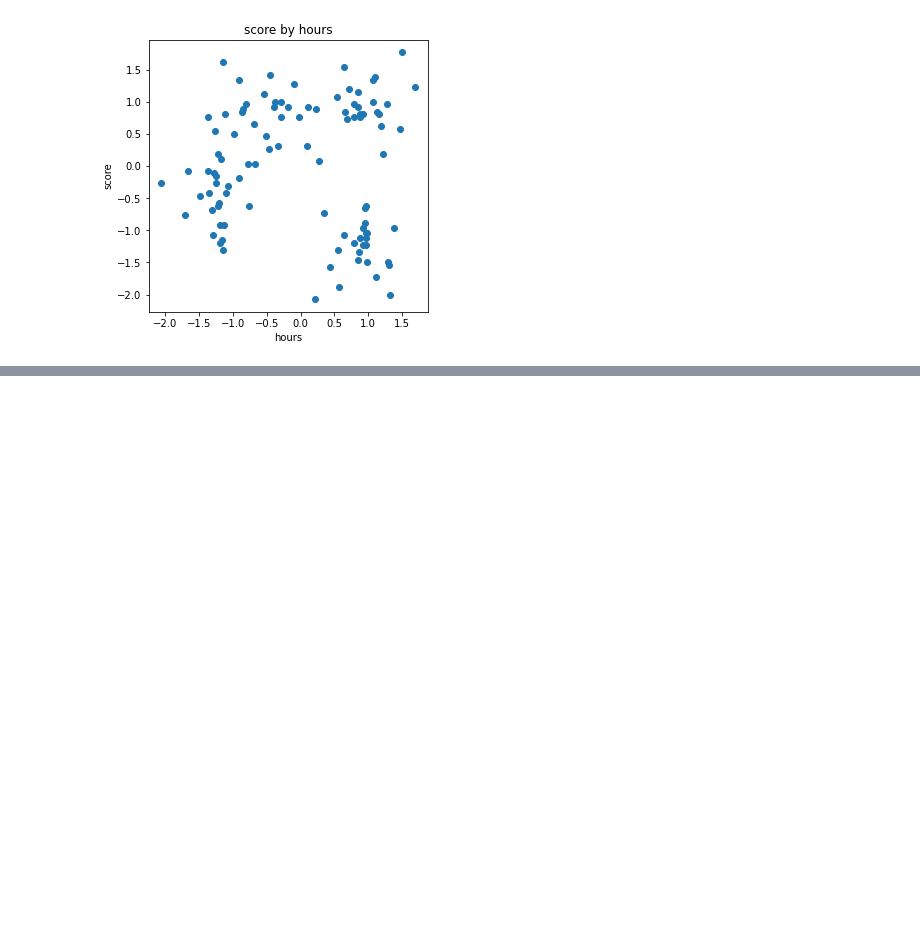
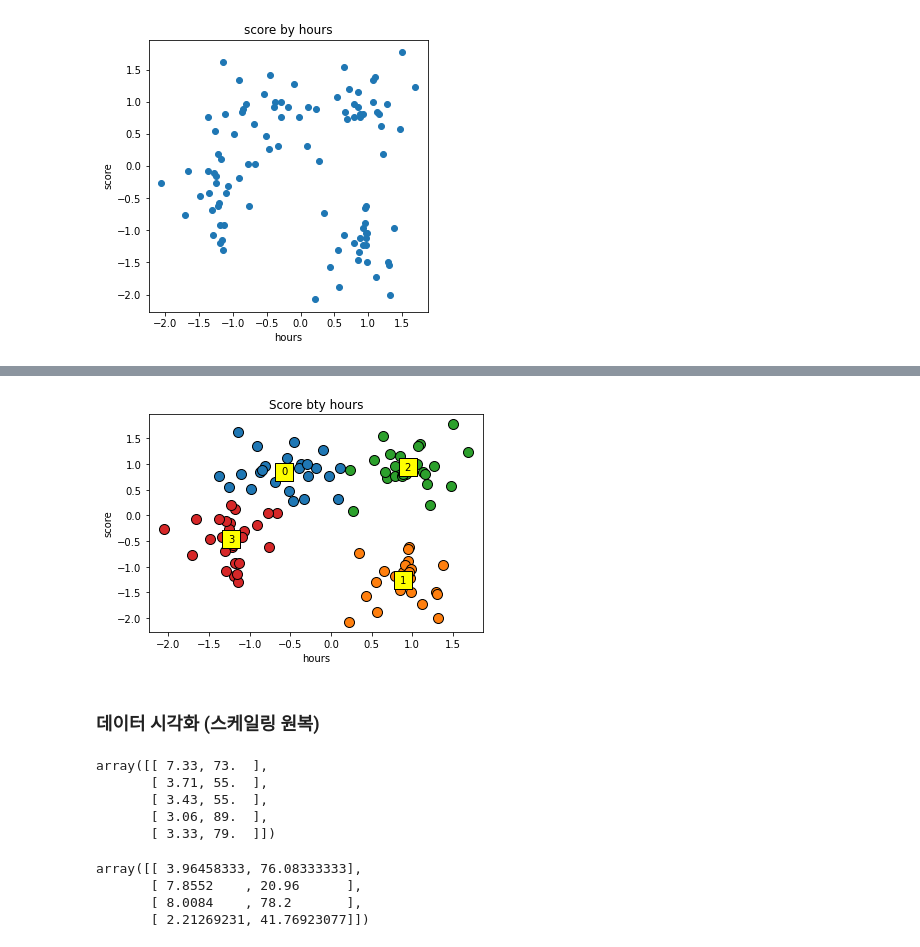
Before and after one commit to jongheonleee/practice_AI_projects, a Jupyter notebook: nadocoding/ScikitLearn/05. K-Means.ipynb, the cells around one changed output, grey strips where cells are left out. Drawn from its saved outputs; the diff is of its cells as text; code cells hidden in the pictures; blank space fills up the shorter version.

```diff
--- a/nadocoding/ScikitLearn/05. K-Means.ipynb
+++ b/nadocoding/ScikitLearn/05. K-Means.ipynb
@@ -80,0 +107,7 @@ plt.show()
+# %%
+# 최적의 k값
+K = 4
+# %%
+kmeans = KMeans(n_clusters=K, random_state=0)
+
+y_kmeans = kmeans.fit_predict(X)
@@ -80,0 +132,34 @@ plt.show()
+# %%
+for cluster in range(K):
+    plt.scatter(X[y_kmeans == cluster, 0], X[y_kmeans == cluster, 1],
+                s=100, edgecolor='black')
+    plt.scatter(centers[cluster, 0], centers[cluster, 1], s=300, edgecolor='black',
+               color='yellow', marker='s')
+    plt.text(centers[cluster, 0], centers[cluster, 1], cluster,
+             va='center', ha='center')
+
+plt.title('Score bty hours')
+plt.xlabel('hours')
+plt.ylabel('score')
+plt.show()
+# %% [output]
+[figure, added]
+# %% [markdown]
+### 데이터 시각화 (스케일링 원복)
+# %%
+X_org = sc.inverse_transform(X) # Feature Scaling 된 데이터를 다시 원복
+X_org[:5]
+# %% [output]
+array([[ 7.33, 73.  ],
+       [ 3.71, 55.  ],
+       [ 3.43, 55.  ],
+       [ 3.06, 89.  ],
+       [ 3.33, 79.  ]])
+# %%
+centers_org = sc.inverse_transform(centers)
+centers_org
+# %% [output]
+array([[ 3.96458333, 76.08333333],
+       [ 7.8552    , 20.96      ],
+       [ 8.0084    , 78.2       ],
+       [ 2.21269231, 41.76923077]])
```
Also changed, not shown: parts of 9 cells of this notebook, 1 other file.
